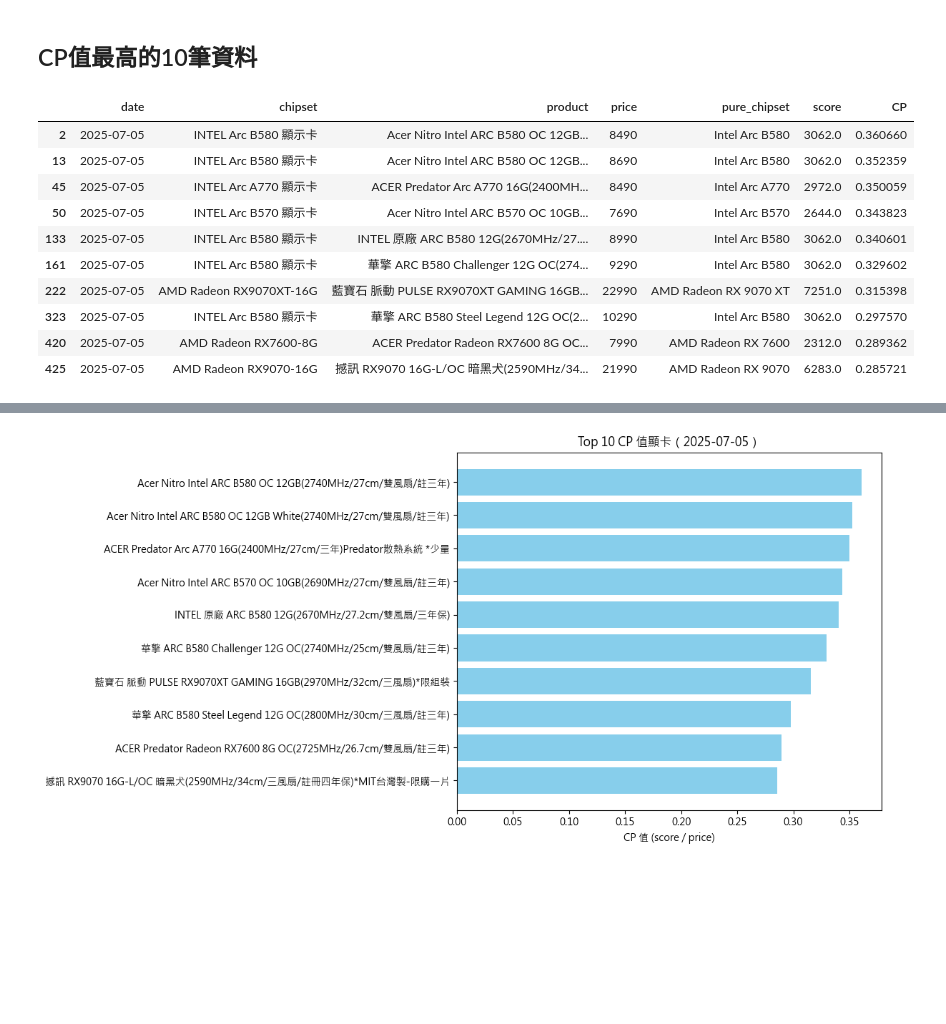
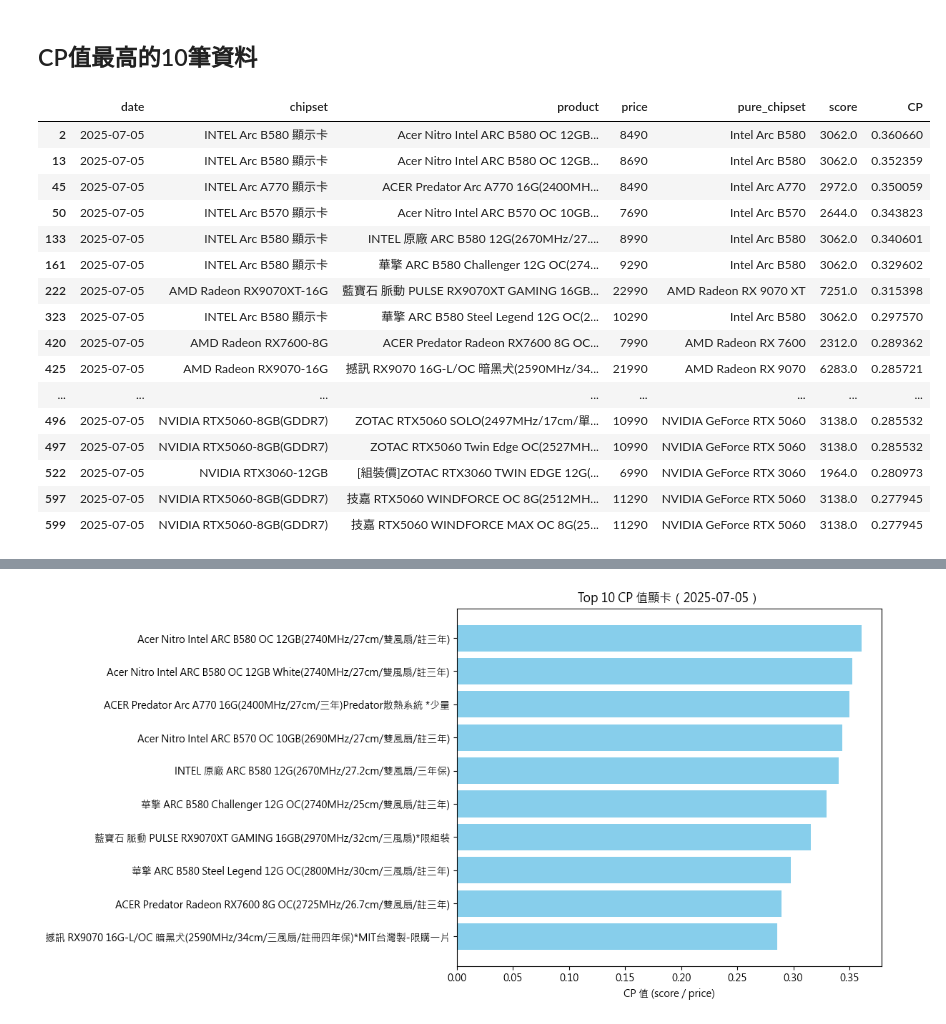
Before and after one commit to fcu-d0440478/CoolPC-GPU-Price-Performance-Analysis, a Jupyter notebook: 6 data_analyze.ipynb, the cells around one changed output, grey strips where cells are left out. Saved outputs shown, nothing was run; the diff lists cells and outputs as text; code cells hidden in the pictures; blank space fills up the shorter version.

```diff
--- a/6 data_analyze.ipynb
+++ b/6 data_analyze.ipynb
@@ -45,20 +46,26 @@ CP         0.148895      0.181091       0.853756      0.148895
 ## CP值最高的10筆資料
 # %%
 # 依照 CP 值排序取前10名
-top_10_cp = latest_df.sort_values(by="CP", ascending=False).head(10)
+top_10_cp = latest_df.sort_values(by="CP", ascending=False).head(20)
 top_10_cp
 # %% [output]
 |  | date | chipset | product | price | pure_chipset | score | CP |
 | 2 | 2025-07-05 | INTEL Arc B580 顯示卡 | Acer Nitro Intel ARC B580 OC 12GB... | 8490 | Intel Arc B580 | 3062.0 | 0.360660 |
 | 13 | 2025-07-05 | INTEL Arc B580 顯示卡 | Acer Nitro Intel ARC B580 OC 12GB... | 8690 | Intel Arc B580 | 3062.0 | 0.352359 |
 | 45 | 2025-07-05 | INTEL Arc A770 顯示卡 | ACER Predator Arc A770 16G(2400MH... | 8490 | Intel Arc A770 | 2972.0 | 0.350059 |
 | 50 | 2025-07-05 | INTEL Arc B570 顯示卡 | Acer Nitro Intel ARC B570 OC 10GB... | 7690 | Intel Arc B570 | 2644.0 | 0.343823 |
 | 133 | 2025-07-05 | INTEL Arc B580 顯示卡 | INTEL 原廠 ARC B580 12G(2670MHz/27.... | 8990 | Intel Arc B580 | 3062.0 | 0.340601 |
 | 161 | 2025-07-05 | INTEL Arc B580 顯示卡 | 華擎 ARC B580 Challenger 12G OC(274... | 9290 | Intel Arc B580 | 3062.0 | 0.329602 |
 | 222 | 2025-07-05 | AMD Radeon RX9070XT-16G | 藍寶石 脈動 PULSE RX9070XT GAMING 16GB... | 22990 | AMD Radeon RX 9070 XT | 7251.0 | 0.315398 |
 | 323 | 2025-07-05 | INTEL Arc B580 顯示卡 | 華擎 ARC B580 Steel Legend 12G OC(2... | 10290 | Intel Arc B580 | 3062.0 | 0.297570 |
 | 420 | 2025-07-05 | AMD Radeon RX7600-8G | ACER Predator Radeon RX7600 8G OC... | 7990 | AMD Radeon RX 7600 | 2312.0 | 0.289362 |
 | 425 | 2025-07-05 | AMD Radeon RX9070-16G | 撼訊 RX9070 16G-L/OC 暗黑犬(2590MHz/34... | 21990 | AMD Radeon RX 9070 | 6283.0 | 0.285721 |
+| ... | ... | ... | ... | ... | ... | ... | ... |
+| 496 | 2025-07-05 | NVIDIA RTX5060-8GB(GDDR7) | ZOTAC RTX5060 SOLO(2497MHz/17cm/單... | 10990 | NVIDIA GeForce RTX 5060 | 3138.0 | 0.285532 |
+| 497 | 2025-07-05 | NVIDIA RTX5060-8GB(GDDR7) | ZOTAC RTX5060 Twin Edge OC(2527MH... | 10990 | NVIDIA GeForce RTX 5060 | 3138.0 | 0.285532 |
+| 522 | 2025-07-05 | NVIDIA RTX3060-12GB | [組裝價]ZOTAC RTX3060 TWIN EDGE 12G(... | 6990 | NVIDIA GeForce RTX 3060 | 1964.0 | 0.280973 |
+| 597 | 2025-07-05 | NVIDIA RTX5060-8GB(GDDR7) | 技嘉 RTX5060 WINDFORCE OC 8G(2512MH... | 11290 | NVIDIA GeForce RTX 5060 | 3138.0 | 0.277945 |
+| 599 | 2025-07-05 | NVIDIA RTX5060-8GB(GDDR7) | 技嘉 RTX5060 WINDFORCE MAX OC 8G(25... | 11290 | NVIDIA GeForce RTX 5060 | 3138.0 | 0.277945 |
 # %%
 # 依照 CP 值倒數取前10名
 lowest_cp_top10 = latest_df.sort_values(by="CP", ascending=True).head(10)
```
Also changed, not shown: parts of 2 cells of this notebook, 4 other files.
